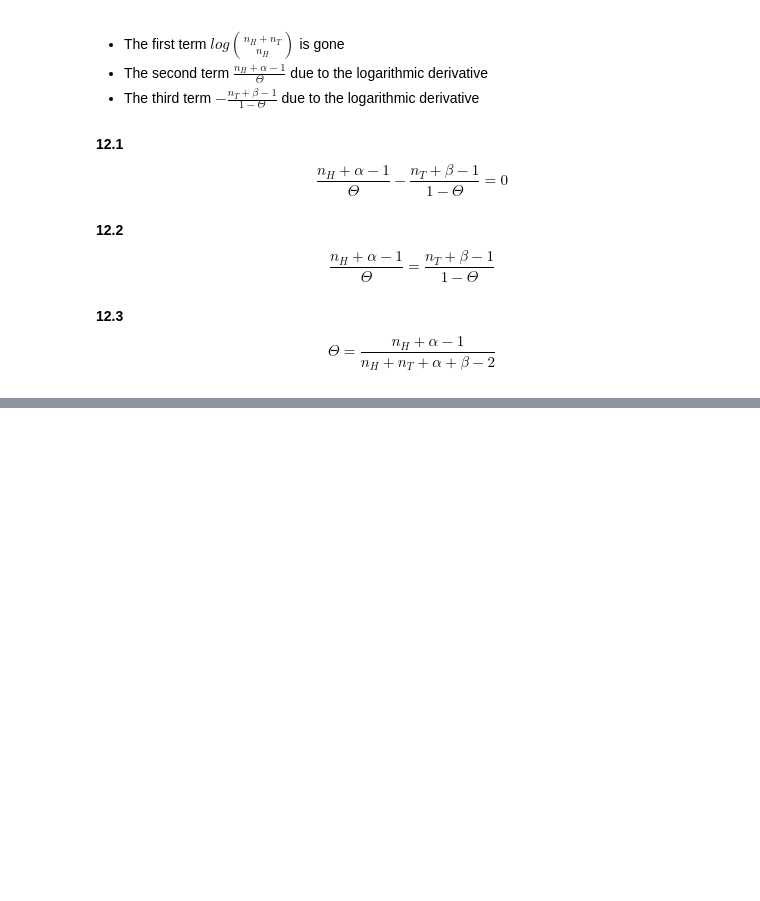
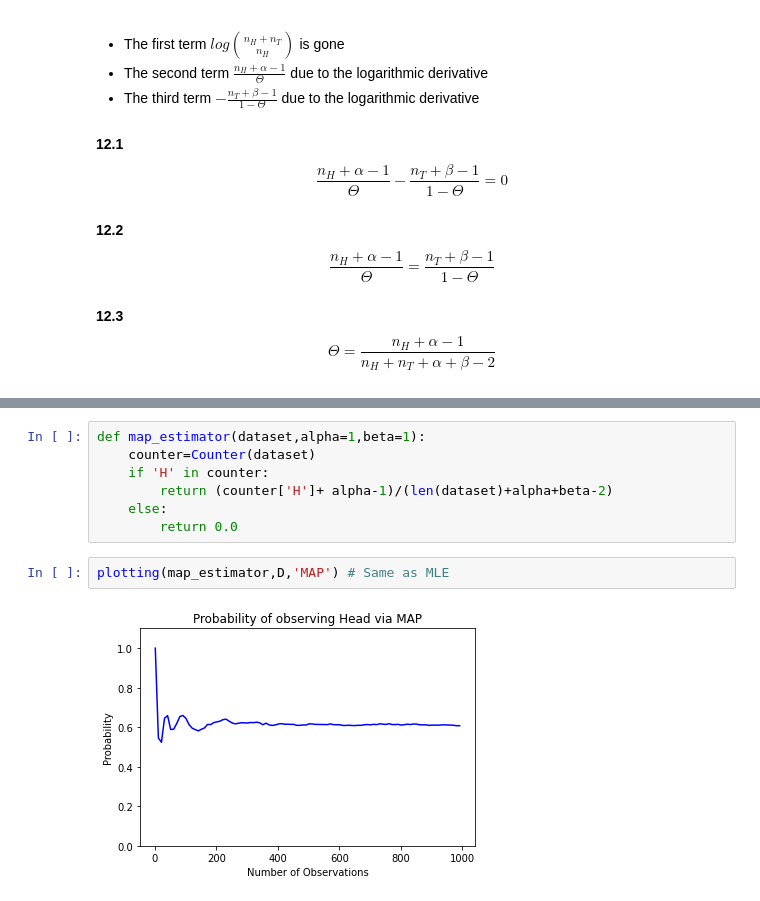
Before and after one commit to Demirrr/Fundamentals, a Jupyter notebook: 1.Machine_Learning/0.EstimatingProbabilitiesfromData.ipynb, the cells around one changed output, grey strips where cells are left out. Drawn from its saved outputs; the diff is of its cells as text; blank space fills up the shorter version.

```diff
--- a/1.Machine_Learning/0.EstimatingProbabilitiesfromData.ipynb
+++ b/1.Machine_Learning/0.EstimatingProbabilitiesfromData.ipynb
@@ -140,0 +184,11 @@ where
+# %%
+def map_estimator(dataset,alpha=1,beta=1):
+    counter=Counter(dataset)
+    if 'H' in counter:
+        return (counter['H']+ alpha-1)/(len(dataset)+alpha+beta-2)
+    else:
+        return 0.0
+# %%
+plotting(map_estimator,D,'MAP') # Same as MLE
+# %% [output]
+[figure, added]
```
Also changed, not shown: parts of 6 cells of this notebook.
